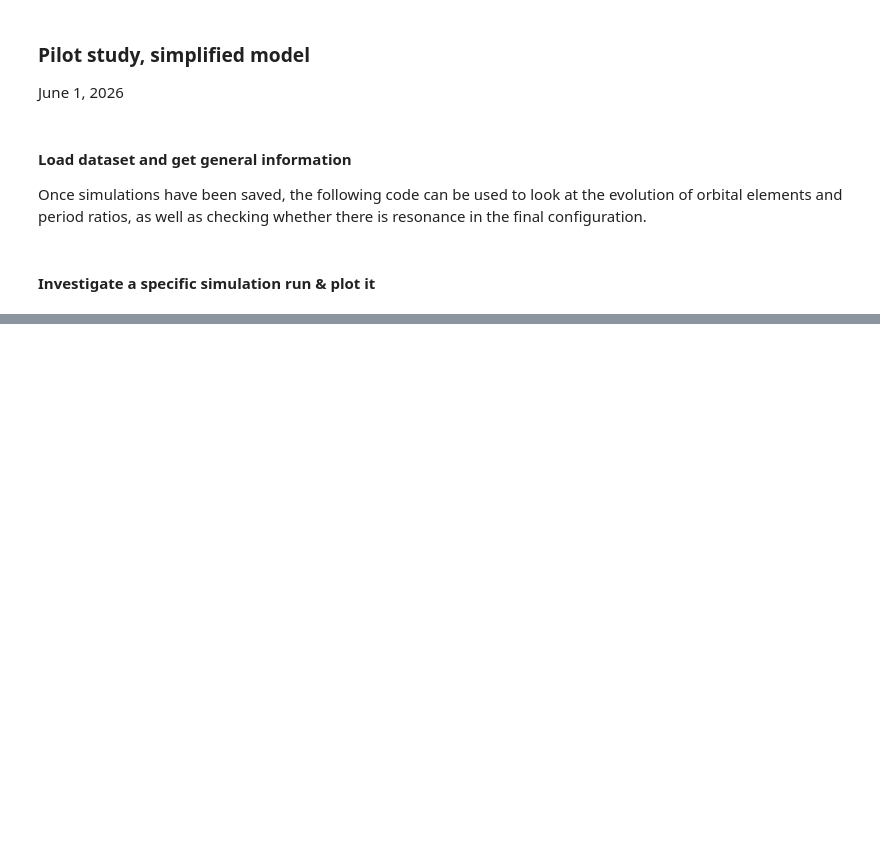
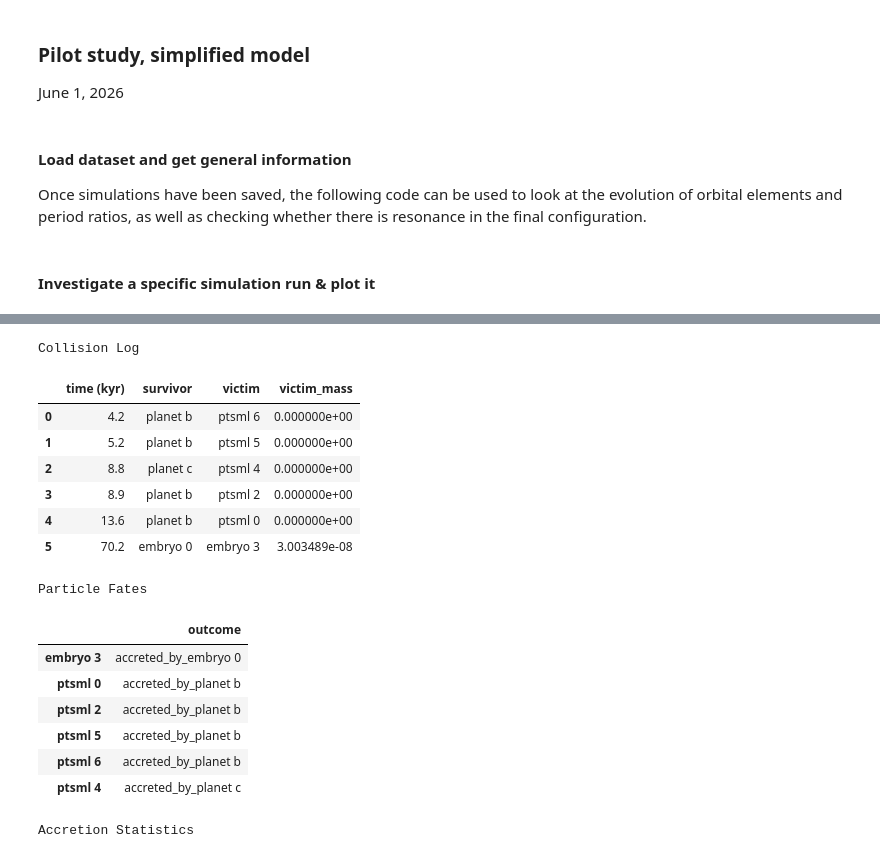
Before and after one commit to dchen10Git/uh-ifa-reu-2026, a Jupyter notebook: pilot.ipynb, the cells around one changed output, grey strips where cells are left out. Saved outputs shown, nothing was run; the diff lists cells and outputs as text; code cells hidden in the pictures; blank space fills up the shorter version.

Commit message:
Custom collision with tracking

```diff
--- a/pilot.ipynb
+++ b/pilot.ipynb
@@ -190,0 +222,77 @@ plot_system(saved_sim, num_pl, num_em, num_ptsml)
+# %%
+def summarize_accretion(metadata):
+    """Display collision log, particle fates, and accretion statistics.
+    Metadata should typically come from saved_sim[1].
+    """
+
+    # === Collision log ===
+    collision_df = pd.DataFrame(metadata["collision_log"])
+    collision_df["time"] = (collision_df["time"] / 1000).round(1)
+    collision_df = collision_df.rename(
+        columns={"time": "time (kyr)"}
+    )
+    collision_df = collision_df.sort_values("time (kyr)")
+    print("Collision Log")
+    display(collision_df)
+
+    # === Particle fates ===
+    fate_df = (
+        pd.Series(metadata["particle_fate"])
+        .rename("outcome")
+    )
+
+    # Omit alive particles
+    fate_df = fate_df[fate_df != "alive"]
+    fate_df = fate_df.sort_values()
+    fate_df = fate_df.to_frame()
+
+    print("Particle Fates")
+    display(fate_df)
+
+    # === Accretion Statistics ===
+    accretion_df = pd.DataFrame(
+        metadata["accretion_stats"]
+    ).T
+
+    # Integer counts
+    for col in ["embryos", "ptsmls"]:
+        if col in accretion_df.columns:
+            accretion_df[col] = (
+                accretion_df[col]
+                .fillna(0)
+                .astype(int)
+            )
+
+    # Keep only objects that accreted something
+    keep = pd.Series(False, index=accretion_df.index)
+    keep |= accretion_df["embryos"] > 0
+    keep |= accretion_df["ptsmls"] > 0
+    keep |= accretion_df["mass"] > 0
+
+    accretion_df = accretion_df.sort_values("mass", ascending=False) # sort by accreted mass
+    accretion_df = accretion_df[keep]
+
+    print("Accretion Statistics")
+    display(accretion_df)
+
+    return collision_df, fate_df, accretion_df
+
+collision_df, fate_df, accretion_df = summarize_accretion(saved_sim[1])
+# %% [output]
+Collision Log
+|  | time (kyr) | survivor | victim | victim_mass |
+| 0 | 4.2 | planet b | ptsml 6 | 0.000000e+00 |
+| 1 | 5.2 | planet b | ptsml 5 | 0.000000e+00 |
+| 2 | 8.8 | planet c | ptsml 4 | 0.000000e+00 |
+| 3 | 8.9 | planet b | ptsml 2 | 0.000000e+00 |
+| 4 | 13.6 | planet b | ptsml 0 | 0.000000e+00 |
+| 5 | 70.2 | embryo 0 | embryo 3 | 3.003489e-08 |
+Particle Fates
+|  | outcome |
+| embryo 3 | accreted_by_embryo 0 |
+| ptsml 0 | accreted_by_planet b |
+| ptsml 2 | accreted_by_planet b |
+| ptsml 5 | accreted_by_planet b |
+| ptsml 6 | accreted_by_planet b |
+| ptsml 4 | accreted_by_planet c |
+Accretion Statistics
```
Also changed, not shown: parts of 5 cells of this notebook, 2 other files.
